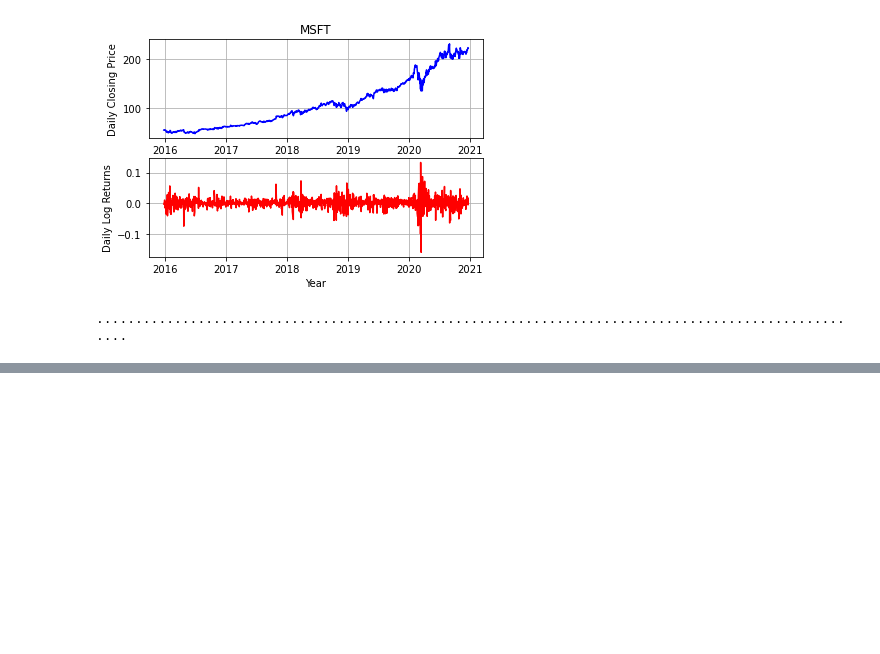
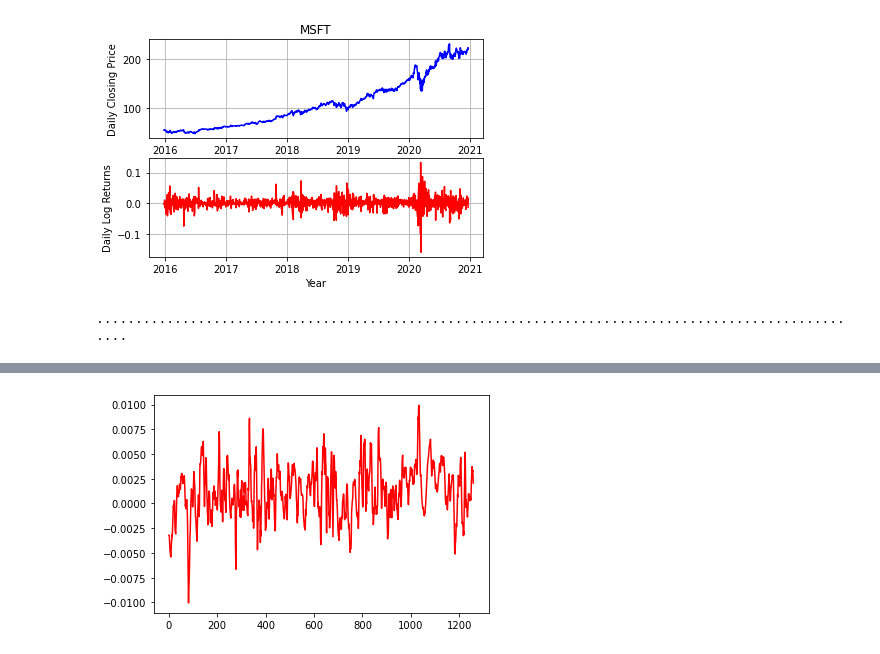
Before and after one commit to AsherHensley/yulesimon, a Jupyter notebook: example_notebook.ipynb, the cells around one changed output, grey strips where cells are left out. Drawn from its saved outputs; the diff is of its cells as text; code cells hidden in the pictures; blank space fills up the shorter version.

```diff
--- a/example_notebook.ipynb
+++ b/example_notebook.ipynb
@@ -57,0 +58,6 @@ plt.show()
+# %%
+
+plt.plot(Chain.mu,'r')
+plt.show()
+# %% [output]
+[figure, added]
```
Also changed, not shown: parts of 2 cells of this notebook, 1 other file.
